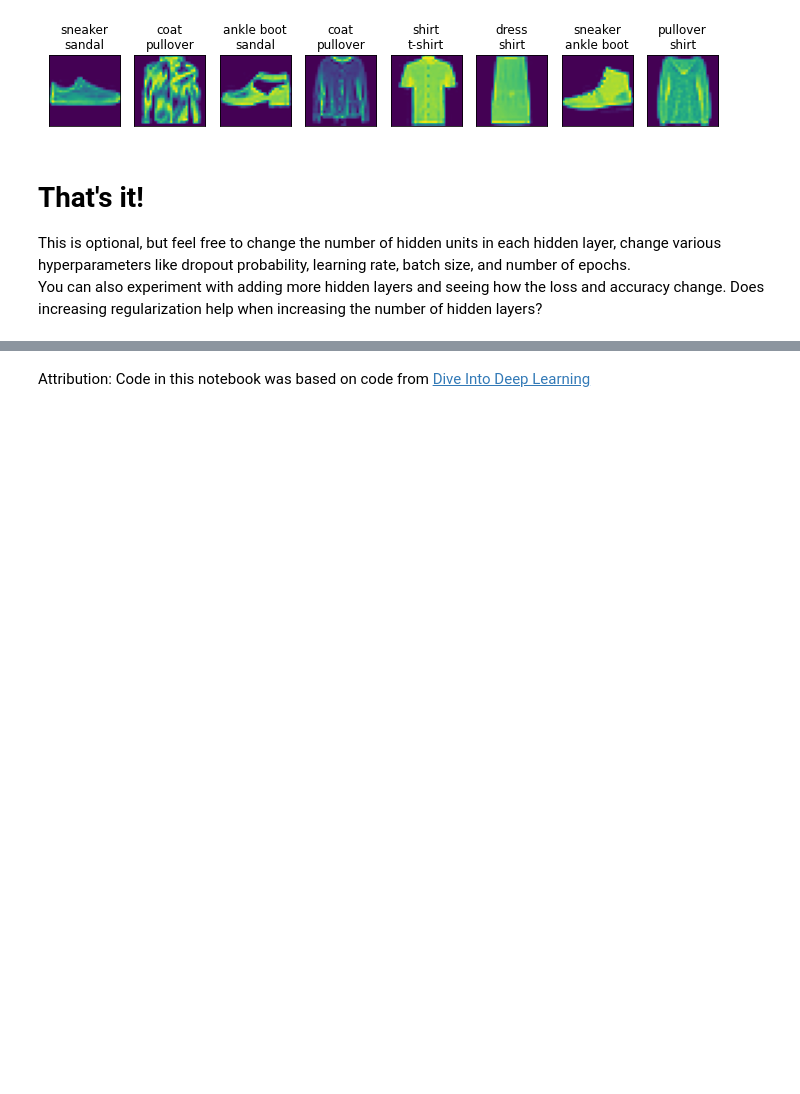
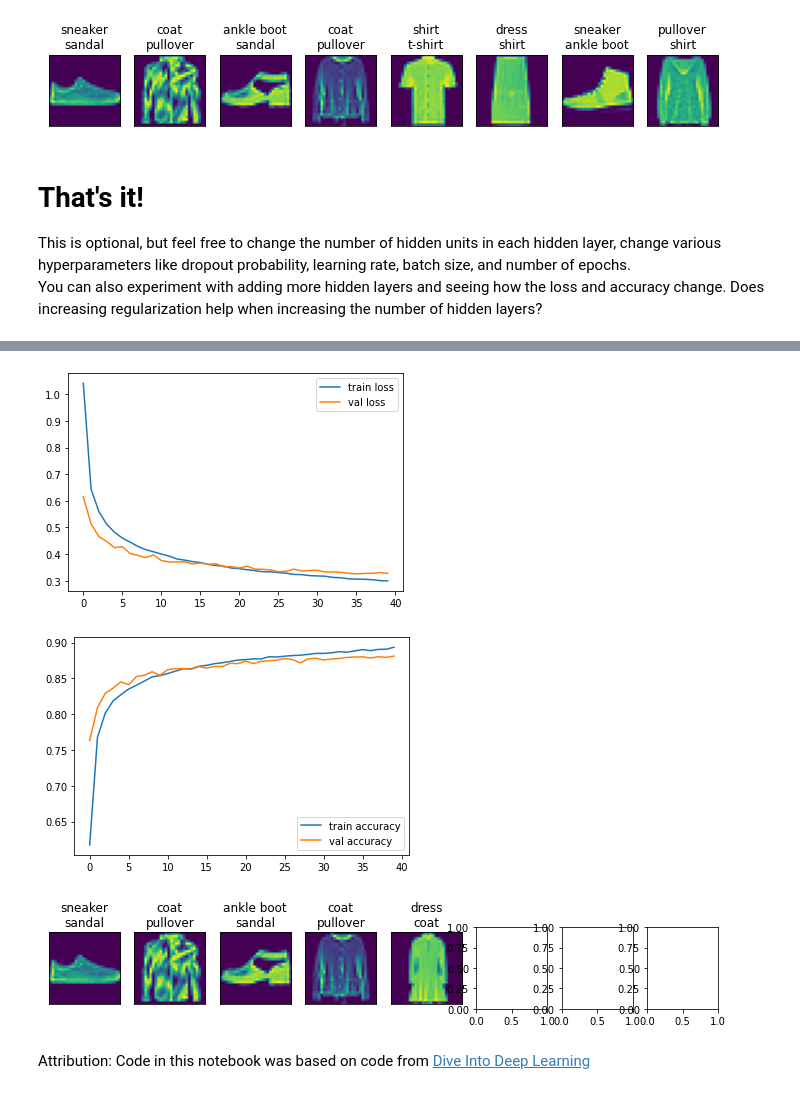
Before and after one commit to Hamada-Gado/IEEE-GUC-Deep-Learning-Tasks, a Jupyter notebook: IEEE_Session_3_Task.ipynb, the cells around one changed output, grey strips where cells are left out. Drawn from its saved outputs; the diff is of its cells as text; code cells hidden in the pictures; blank space fills up the shorter version.

```diff
--- a/IEEE_Session_3_Task.ipynb
+++ b/IEEE_Session_3_Task.ipynb
@@ -609,3 +609,53 @@ Epoch: 9, train loss: 0.40014210825270796, val loss: 0.4030968688428402
 This is optional, but feel free to change the number of hidden units in each hidden layer, change various hyperparameters like dropout probability, learning rate, batch size, and number of epochs.
 
 You can also experiment with adding more hidden layers and seeing how the loss and accuracy change. Does increasing regularization help when increasing the number of hidden layers?
+# %%
+class MLPMix(nn.Module):
+
+  def __init__(self, num_outputs, num_hiddens, lr, wd= 0.001, p= 0.5):
+        super().__init__()
+
+        self.num_num_outputs = num_outputs
+        self.num_hiddens = num_hiddens
+        self.lr = lr
+        self.wd = wd
+
+        self.net = nn.Sequential(
+          nn.Flatten(),
+          nn.Linear(28*28, num_hiddens),
+          nn.ReLU(),
+          nn.Dropout(p),
+          nn.Linear(num_hiddens, num_hiddens),
+          nn.ReLU(),
+          nn.Dropout(p),
+          nn.Linear(num_hiddens, num_hiddens),
+          nn.ReLU(),
+          nn.Dropout(p),
+          nn.Linear(num_hiddens, num_outputs)
+        )
+
+        self.net.apply(self.init_weights)
+
+  def init_weights(self, layer):
+    if isinstance(layer, nn.Linear):
+        torch.nn.init.xavier_uniform_(layer.weight)
+        layer.bias.data.fill_(0.01)
+
+  def forward(self, X):
+    return self.net(X)
+
+  def loss(self, Y_hat, Y, averaged=True):
+    Y_hat = Y_hat.reshape((-1, Y_hat.shape[-1]))
+    Y = Y.reshape((-1,))
+    return F.cross_entropy(
+        Y_hat, Y, reduction='mean' if averaged else 'none')
+
+  def configure_optimizers(self):
+      return torch.optim.SGD(self.parameters(), lr=self.lr, weight_decay= self.wd)
+
+
+data = FashionMNIST(batch_size=32)
+model = MLPMix(num_outputs=10, num_hiddens=1024, lr=0.01, wd= 0.001, p= 0.6)
+trainer = Trainer(max_epochs=40)
+trainer.fit(model, data)
+# %% [output]
@@ -612,2 +679,5 @@ You can also experiment with adding more hidden layers and seeing how the loss a
+[figure, added]
+[figure, added]
+[figure, added]
 # %% [markdown]
 Attribution: Code in this notebook was based on code from [Dive Into Deep Learning](https://d2l.ai/)
```
Also changed, not shown: parts of 1 cell of this notebook.
